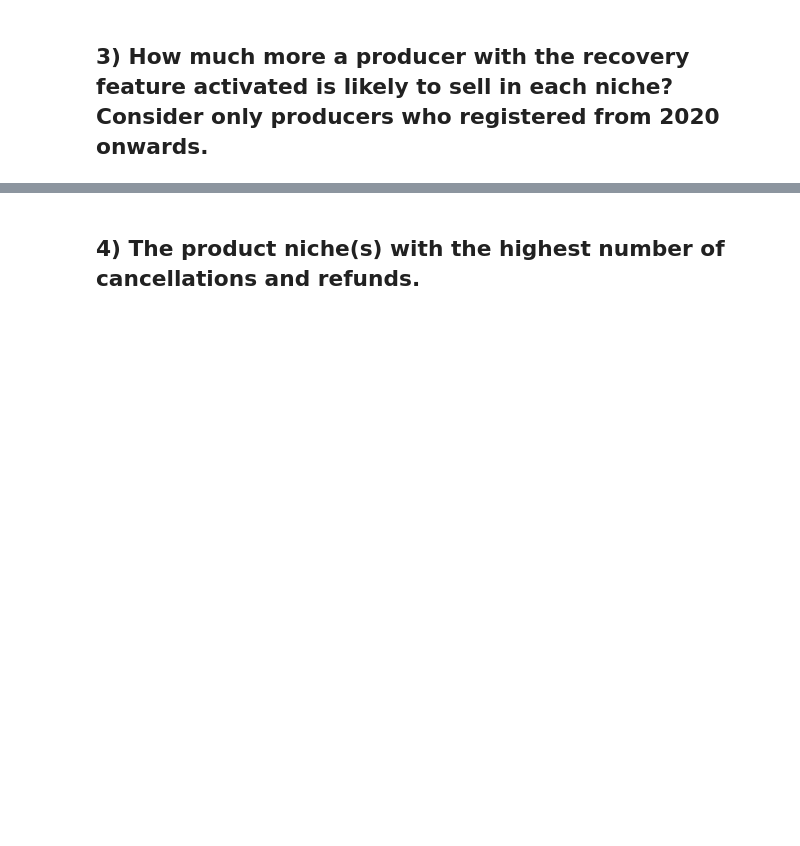
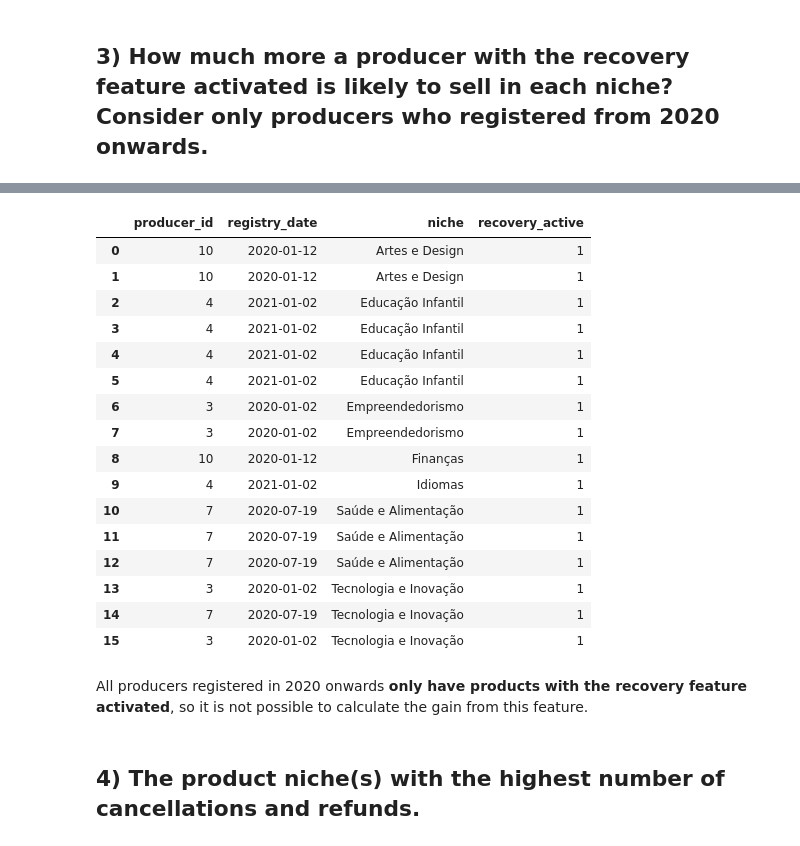
Before and after one commit to hturqueti/xpcourses-data-analysis, a Jupyter notebook: notebooks/01-technical-case.ipynb, the cells around one changed output, grey strips where cells are left out. Cells and saved outputs as stored; diff of their text form; code cells hidden in the pictures; blank space fills up the shorter version.

```diff
--- a/notebooks/01-technical-case.ipynb
+++ b/notebooks/01-technical-case.ipynb
@@ -153,3 +250,42 @@ top_10_products.head(30)
+# %%
+query = """
+SELECT
+    pr.producer_id,
+    pr.registry_date,
+    p.niche,
+    p.recovery_active
+FROM
+    producer AS pr
+INNER JOIN
+    product AS p ON pr.producer_id = p.producer_id
+WHERE
+    YEAR(pr.registry_date::DATE) >= 2020
+ORDER BY
+    p.niche,
+    p.recovery_active
+"""
+
+db.query(query).to_df()
+# %% [output]
+|  | producer_id | registry_date | niche | recovery_active |
+| 0 | 10 | 2020-01-12 | Artes e Design | 1 |
+| 1 | 10 | 2020-01-12 | Artes e Design | 1 |
+| 2 | 4 | 2021-01-02 | Educação Infantil | 1 |
+| 3 | 4 | 2021-01-02 | Educação Infantil | 1 |
+| 4 | 4 | 2021-01-02 | Educação Infantil | 1 |
+| 5 | 4 | 2021-01-02 | Educação Infantil | 1 |
+| 6 | 3 | 2020-01-02 | Empreendedorismo | 1 |
+| 7 | 3 | 2020-01-02 | Empreendedorismo | 1 |
+| 8 | 10 | 2020-01-12 | Finanças | 1 |
+| 9 | 4 | 2021-01-02 | Idiomas | 1 |
+| 10 | 7 | 2020-07-19 | Saúde e Alimentação | 1 |
+| 11 | 7 | 2020-07-19 | Saúde e Alimentação | 1 |
+| 12 | 7 | 2020-07-19 | Saúde e Alimentação | 1 |
+| 13 | 3 | 2020-01-02 | Tecnologia e Inovação | 1 |
+| 14 | 7 | 2020-07-19 | Tecnologia e Inovação | 1 |
+| 15 | 3 | 2020-01-02 | Tecnologia e Inovação | 1 |
+# %% [markdown]
+All producers registered in 2020 onwards **only have products with the recovery feature activated**, so it is not possible to calculate the gain from this feature.
 # %% [markdown]
 ## 4) The product niche(s) with the highest number of cancellations and refunds.
 # %% [markdown]
```
Also changed, not shown: parts of 5 cells of this notebook.
